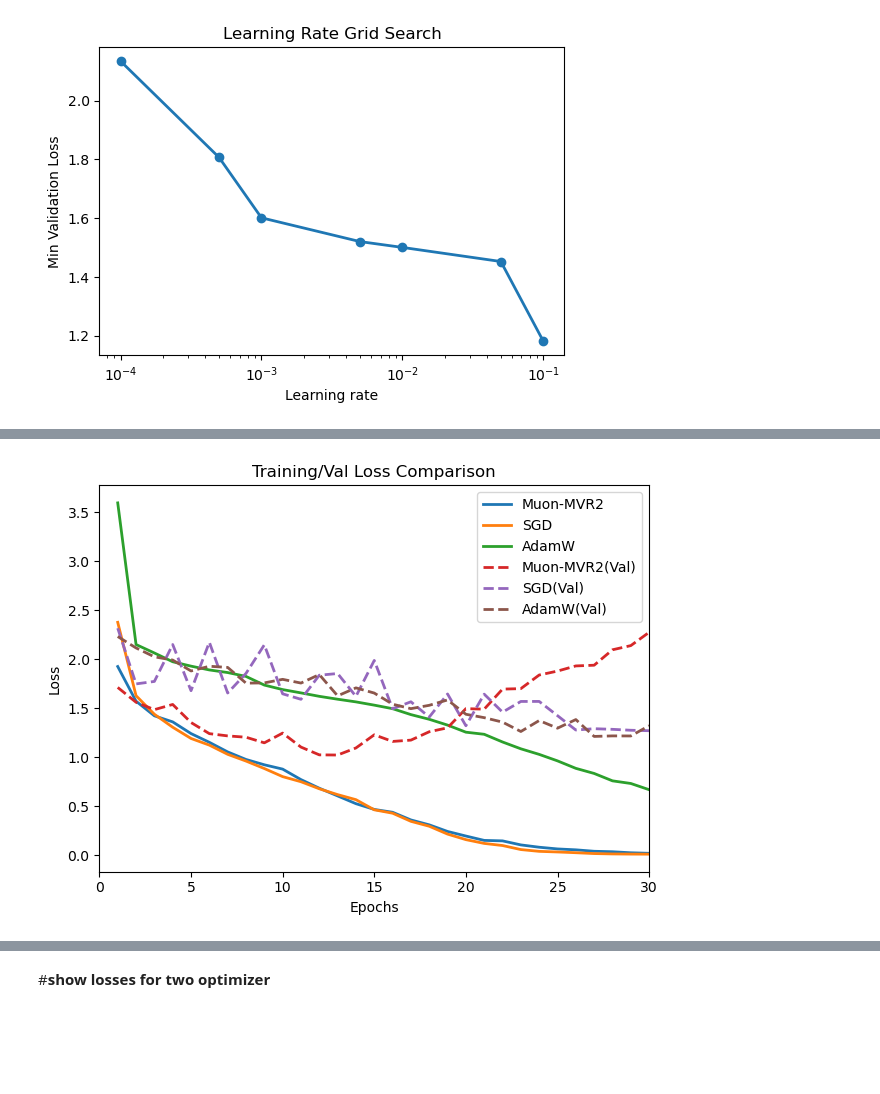
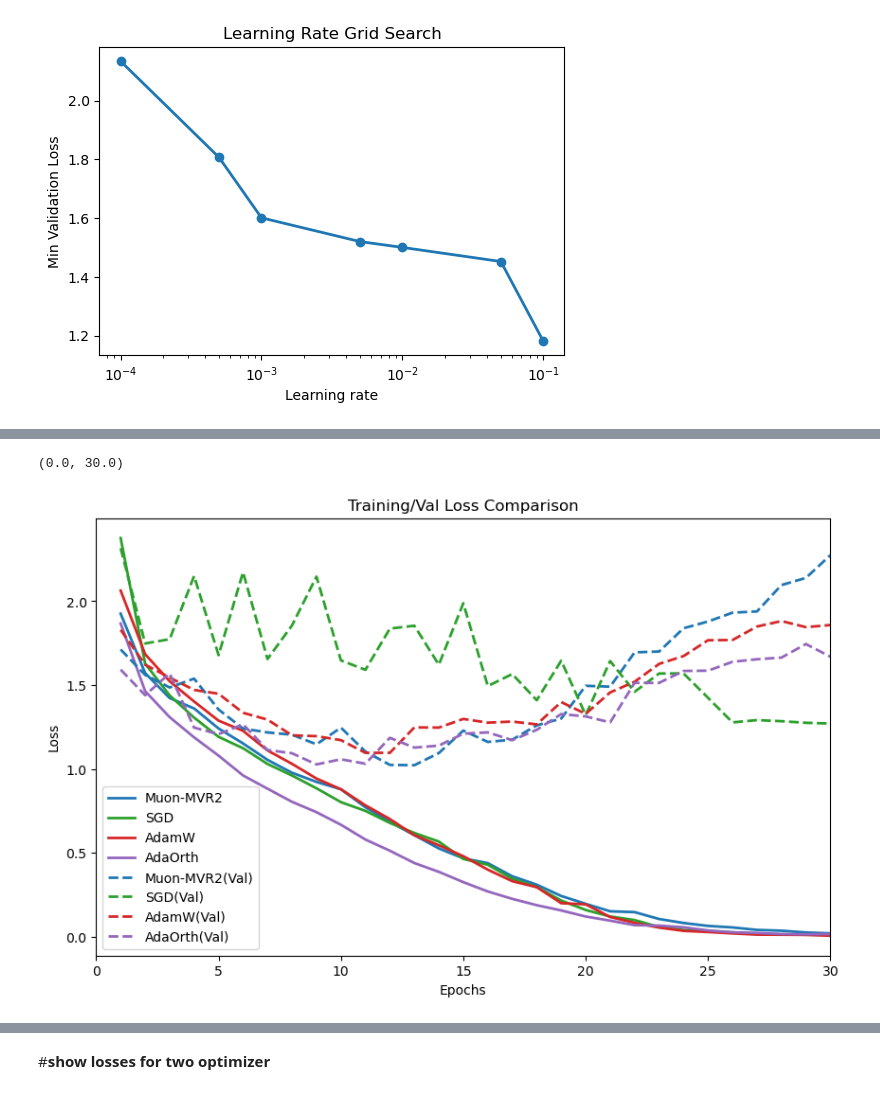
Before and after one commit to RayCyder/Intro, a Jupyter notebook: ResNet_Implementation_on_CIFAR10_2.ipynb, the cells around one changed output, grey strips where cells are left out. Cells and saved outputs as stored; diff of their text form; code cells hidden in the pictures; blank space fills up the shorter version.

```diff
--- a/ResNet_Implementation_on_CIFAR10_2.ipynb
+++ b/ResNet_Implementation_on_CIFAR10_2.ipynb
@@ -649,10 +785,10 @@ Best learning rate: 0.1, Min val loss: 1.1808870360255241
 [<matplotlib.lines.Line2D at 0x...>]
 [figure]
 # %%
-ResNet18 = initialize_model(device)
-optimizer = SGDOptimizer(ResNet18,criterion,epochs)
+model_sgd = initialize_model(device)
+optimizer = SGDOptimizer(model_sgd,criterion,epochs)
 optimizer.initialize_optimizer(learning_rate)
-losses_sgd,losses_sgd_val,sgd_acc, sgd_time_cost = train_once(ResNet18,criterion,optimizer,train_loader,val_loader,learning_rate,epochs)
+losses_sgd,losses_sgd_val,sgd_acc, sgd_time_cost = train_once(model_sgd,criterion,optimizer,train_loader,val_loader,learning_rate,epochs)
 print("Training finished!")
 # %% [output]
 Test Loss: 2.316863
@@ -687,15 +823,16 @@ class AdamWOptimizer(BaseOptimizer):
     self.optimizer,self.scheduler =  optimizer, scheduler
 # %%
 def get_adam(model, learning_rate):
-    optimizer = SGDOptimizer(model, criterion, epochs)
+    optimizer = AdamWOptimizer(model, criterion, epochs)
     optimizer.initialize_optimizer(learning_rate)
     return optimizer
 #42
 result_adam = [2.1293160915374756, 1.8071961402893066, 1.66524338722229,
                1.6158260107040405, 1.6555125713348389, 1.9691908359527588, 1.6998178958892822]
 #4242
-result_adam = [2.1274037808179855, 1.7754606157541275, 1.6218336373567581,
-                1.542762115597725, 1.5249205827713013, 1.5356307625770569, 1.178531676530838]
+result_adam = [1.59736967086792, 1.2600070014595985, 1.2408889085054398, 1.0235724598169327,
+                 1.0286936610937119, 1.0843253135681152, 1.107090599834919]
+
 
 if not result_adam:
     result_adam = grids_search_val(get_adam)
@@ -741,0 +969,6 @@ Training finished!
+# %%
+ResNet18_adaorth = initialize_model(device)
+optimizer = AdaOrthOptimizer(ResNet18_adaorth,criterion,epochs)
+optimizer.initialize_optimizer(learning_rate)
+losses_adaorth,losses_adaorth_val, adaorth_acc ,adaorth_time_cost = train_once(ResNet18_adaorth,criterion,optimizer,train_loader,val_loader,learning_rate,epochs)
+print("Training finished!")
@@ -742,20 +993,33 @@ Training finished!
 # %%
-# plt.figure(figsize=(10,6))
+plt.figure(figsize=(10,6))
 epochs_range = range(1, epochs + 1)
-plt.plot(epochs_range, losses_mvr2, label="Muon-MVR2", linewidth=2)
-plt.plot(epochs_range, losses_sgd, label="SGD", linewidth=2)
-plt.plot(epochs_range, losses_adamw, label="AdamW", linewidth=2)
-plt.plot(epochs_range ,losses_mvr2_val, label="Muon-MVR2(Val)", linewidth=2, linestyle='--')
-plt.plot(epochs_range, losses_sgd_val, label="SGD(Val)", linewidth=2, linestyle='--')
-plt.plot(epochs_range, losses_adamw_val, label="AdamW(Val)", linewidth=2, linestyle='--')
+# 定义每个算法的颜色（可自定义）
+colors = {
+    "mvr2": "#1f77b4",     # 蓝色
+    "sgd": "#2ca02c",      # 绿色
+    "adamw": "#d62728",    # 红色
+    "adaorth": "#9467bd",  # 紫色
+}
+
+plt.plot(epochs_range, losses_mvr2, label="Muon-MVR2", linewidth=2, color=colors["mvr2"])
+plt.plot(epochs_range, losses_sgd, label="SGD", linewidth=2,color=colors["sgd"])
+plt.plot(epochs_range, losses_adamw, label="AdamW", linewidth=2,color=colors["adamw"])
+plt.plot(epochs_range, losses_adaorth, label="AdaOrth", linewidth=2,color=colors["adaorth"])
+
+plt.plot(epochs_range ,losses_mvr2_val, label="Muon-MVR2(Val)", linewidth=2, linestyle='--',color=colors["mvr2"])
+plt.plot(epochs_range, losses_sgd_val, label="SGD(Val)", linewidth=2, linestyle='--',color=colors["sgd"])
+plt.plot(epochs_range, losses_adamw_val, label="AdamW(Val)", linewidth=2, linestyle='--',color=colors["adamw"])
+plt.plot(epochs_range, losses_adaorth_val, label="AdaOrth(Val)", linewidth=2, linestyle='--',color=colors["adaorth"])
+
 plt.xlabel("Epochs")
 plt.ylabel("Loss")
 plt.title("Training/Val Loss Comparison")
 plt.legend()
 plt.xlim(0, len(epochs_range))
-plt.tight_layout()
+# plt.tight_layout()
 # %% [output]
+(0.0, 30.0)
-[figure, old version]
+[figure, new version]
 # %%
 # plt.figure(figsize=(10,6))
 epochs_range = range(1, epochs + 1)
```
Also changed, not shown: parts of 14 cells of this notebook.
